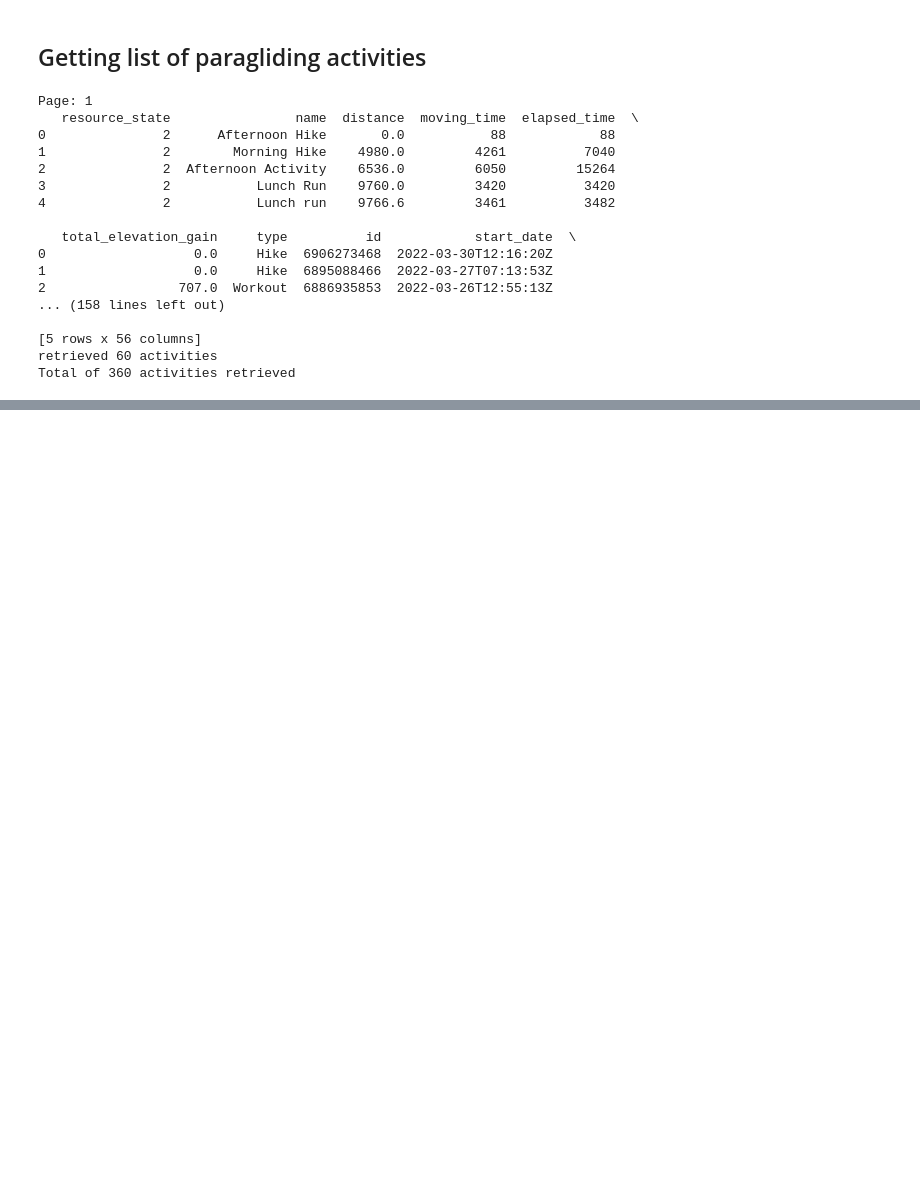
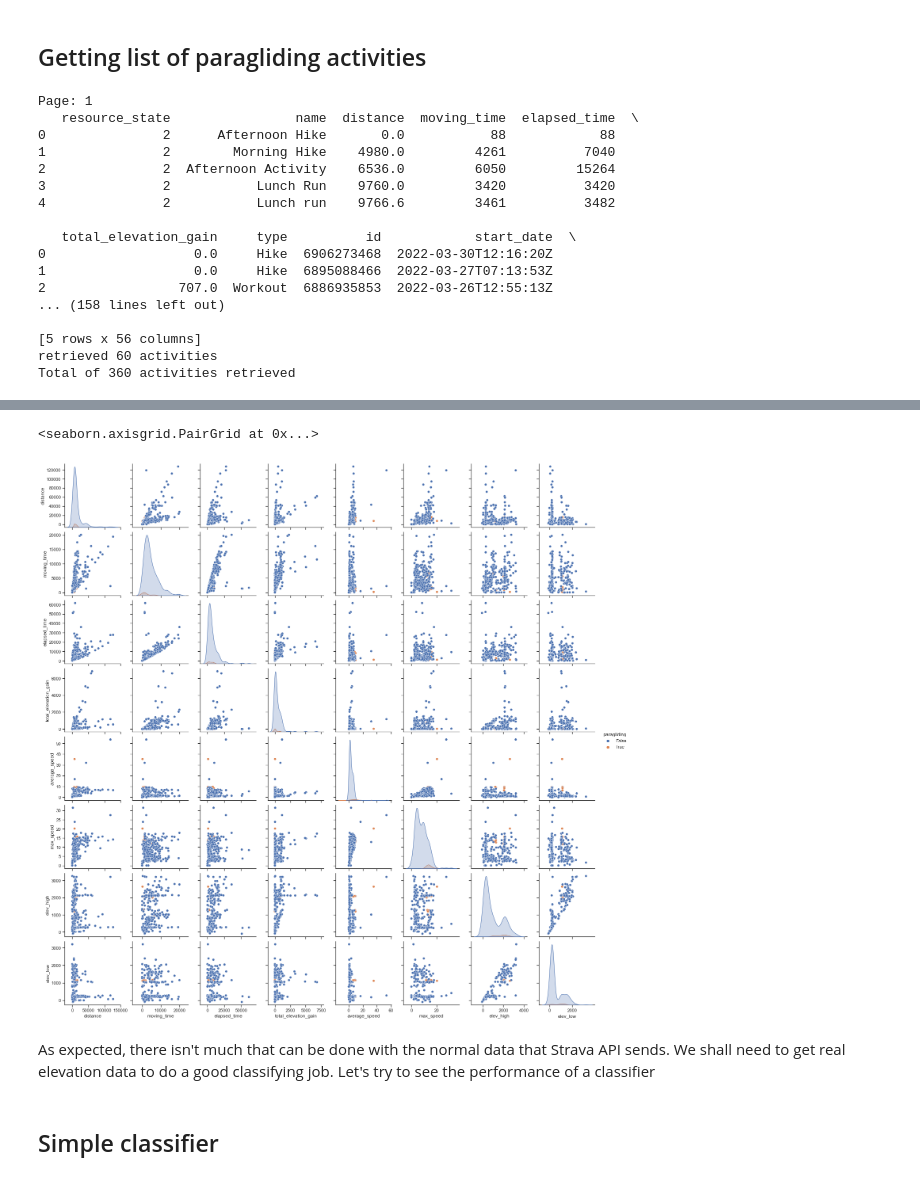
Before and after one commit to raphaFanti/glidelytics_activity_tagger, a Jupyter notebook: Strava_paragliding_analysis.ipynb, the cells around one changed output, grey strips where cells are left out. Drawn from its saved outputs; the diff is of its cells as text; code cells hidden in the pictures; blank space fills up the shorter version.

Commit message:
Implemented data download and classifier

```diff
--- a/Strava_paragliding_analysis.ipynb
+++ b/Strava_paragliding_analysis.ipynb
@@ -148,0 +194,5 @@ for index, row in my_parag_activities.iterrows():
+# %%
+# retrieve from csv (ONLY in case starting notebook from here!)
+my_activities = pd.read_csv("My_activities.csv", index_col = 0)
+#my_activities.set_index("id", inplace = True)
+print(my_activities.head())
@@ -148,0 +217,13 @@ for index, row in my_parag_activities.iterrows():
+# %%
+import seaborn as sns
+sns.set_theme(style="ticks")
+
+cols_to_analyze = ["distance", "moving_time", "elapsed_time", "total_elevation_gain", "average_speed", "max_speed", "elev_high", "elev_low", "paragliding"]
+sns.pairplot(my_activities[cols_to_analyze], hue = "paragliding")
+# %% [output]
+<seaborn.axisgrid.PairGrid at 0x...>
+[figure, added]
+# %% [markdown]
+As expected, there isn't much that can be done with the normal data that Strava API sends. We shall need to get real elevation data to do a good classifying job. Let's try to see the performance of a classifier
+# %% [markdown]
+## Simple classifier
```
Also changed, not shown: parts of 20 cells of this notebook, 1 other file.
